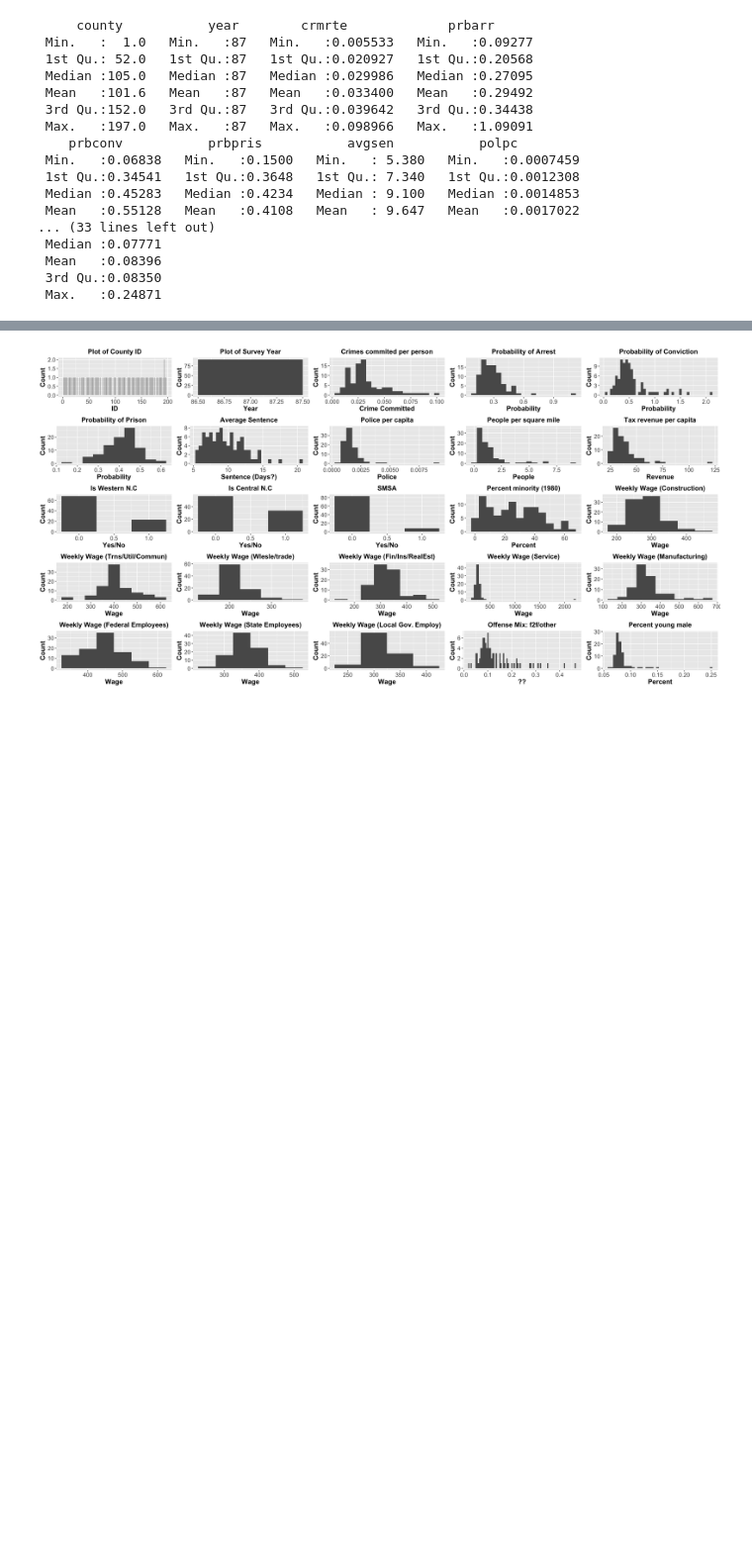
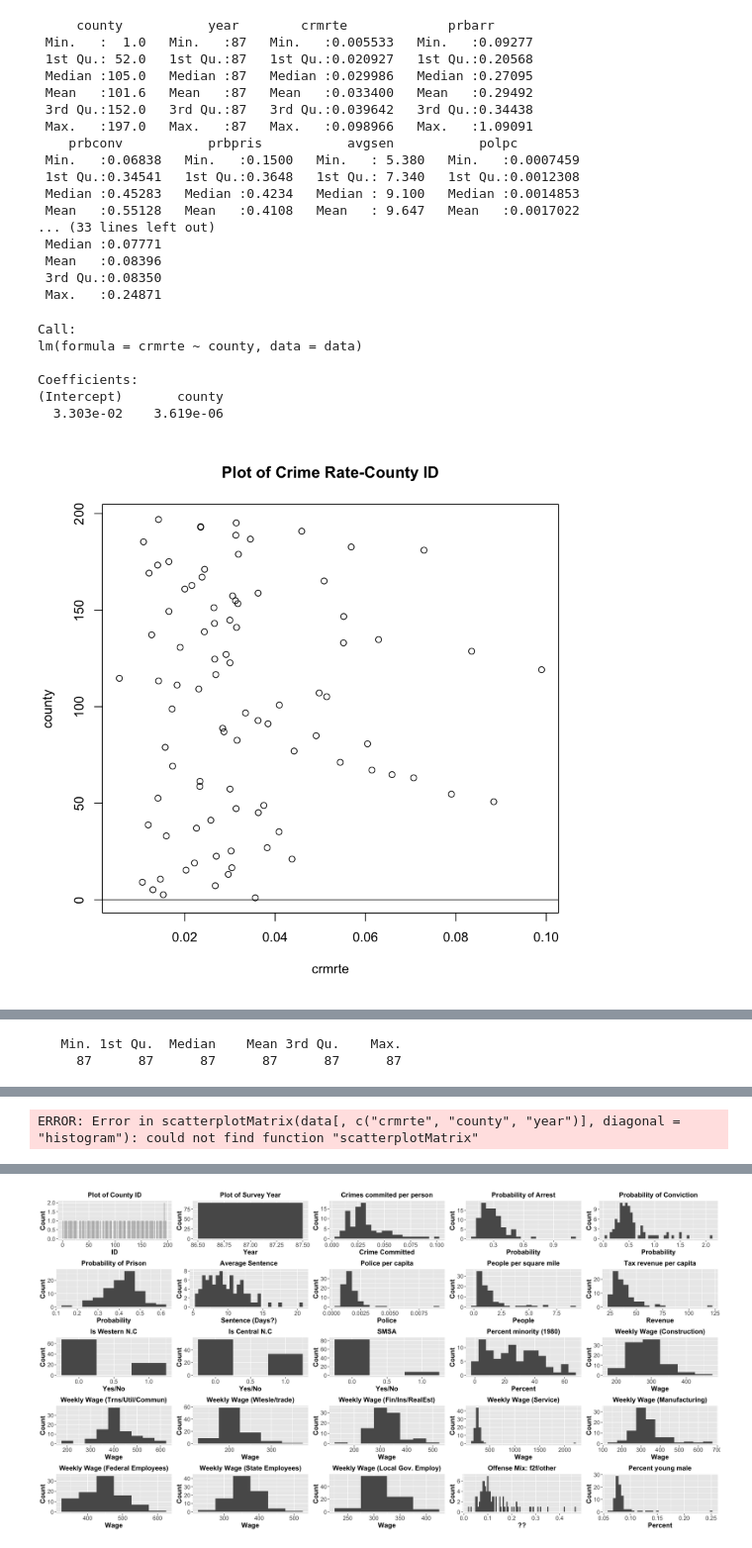
Before and after one commit to ksjeyabarani/w203_lab3, a Jupyter notebook: Wall_Seenivasagam_Hee_lab3.ipynb, the cells around one changed output, grey strips where cells are left out. Shown at 99% size. Drawn from its saved outputs; the diff is of its cells as text; code cells hidden in the pictures; blank space fills up the shorter version.

```diff
--- a/Wall_Seenivasagam_Hee_lab3.ipynb
+++ b/Wall_Seenivasagam_Hee_lab3.ipynb
@@ -124,3 +128,53 @@ summary(data)
  Mean   :0.08396
  3rd Qu.:0.08350
  Max.   :0.24871
+# %%
+# stargazer package to display nice regression tables.
+library(stargazer)
+library(ggplot2)
+library(gridExtra)
+
+
+# create the scatterplot
+plot(jitter(data$crmrte),
+     jitter(data$county),
+     xlab = "crmrte",
+     ylab = "county",
+     main = "Plot of Crime Rate-County ID")
+
+# fit the linear model
+(model1 = lm(crmrte ~ county, data = data))
+
+# Add regression line to scatterplot
+abline(model1)
+
+plot(model1, which = 5)
+
+county_with_error = data$county
+county_with_error[5] = 80
+model1_with_error = lm(data$crmrte ~ county_with_error)
+
+# visualize the data with the error and the new ols line
+plot(jitter(county_with_error),
+     jitter(data$colGPA),
+     xlab = "County",
+     ylab = "Crime Rate",
+     main = "Crime Rate versus County including Error")
+# Add regression line to scatterplot
+abline(model1_with_error)
+
+plot(model1_with_error,
+     which=5,
+     main = "Crime Rate Data with Error Introduced")
+
+# We first examine the year variable.
+summary(data$year)
+hist(data$year, breaks = 20, main = "Year", xlab = NULL)
+# %% [output]
+Call:
+lm(formula = crmrte ~ county, data = data)
+
+Coefficients:
+(Intercept)       county
+  3.303e-02    3.619e-06
+[figure, added]
@@ -126,0 +183,2 @@ summary(data)
+   Min. 1st Qu.  Median    Mean 3rd Qu.    Max.
+     87      87      87      87      87      87
@@ -126,0 +187,4 @@ summary(data)
+# %%
+scatterplotMatrix(data[,c("crmrte", "county", "year")], diagonal = "histogram")
+# %% [output]
+ERROR: Error in scatterplotMatrix(data[, c("crmrte", "county", "year")], diagonal = "histogram"): could not find function "scatterplotMatrix"
```
Also changed, not shown: parts of 6 cells of this notebook.
